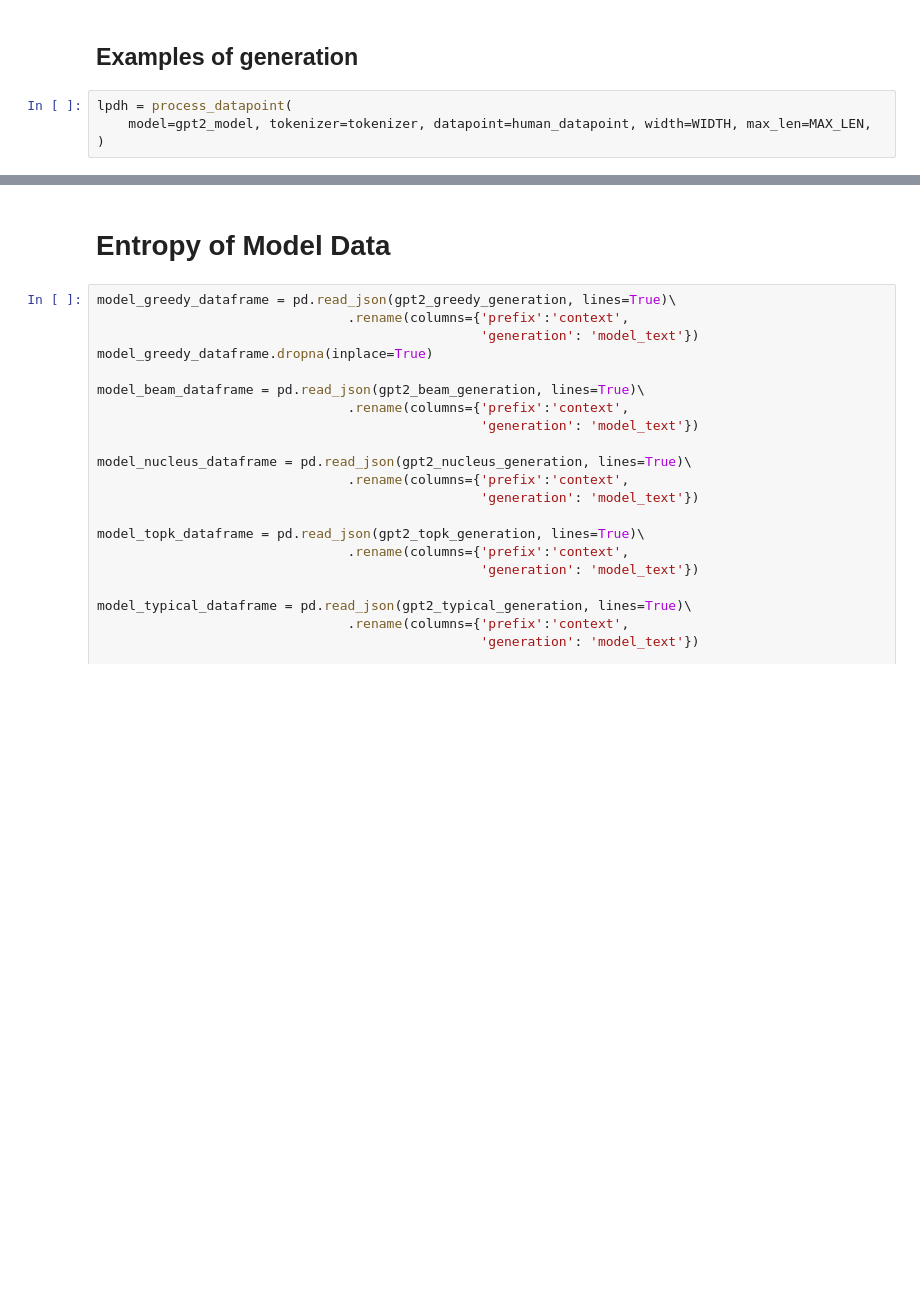
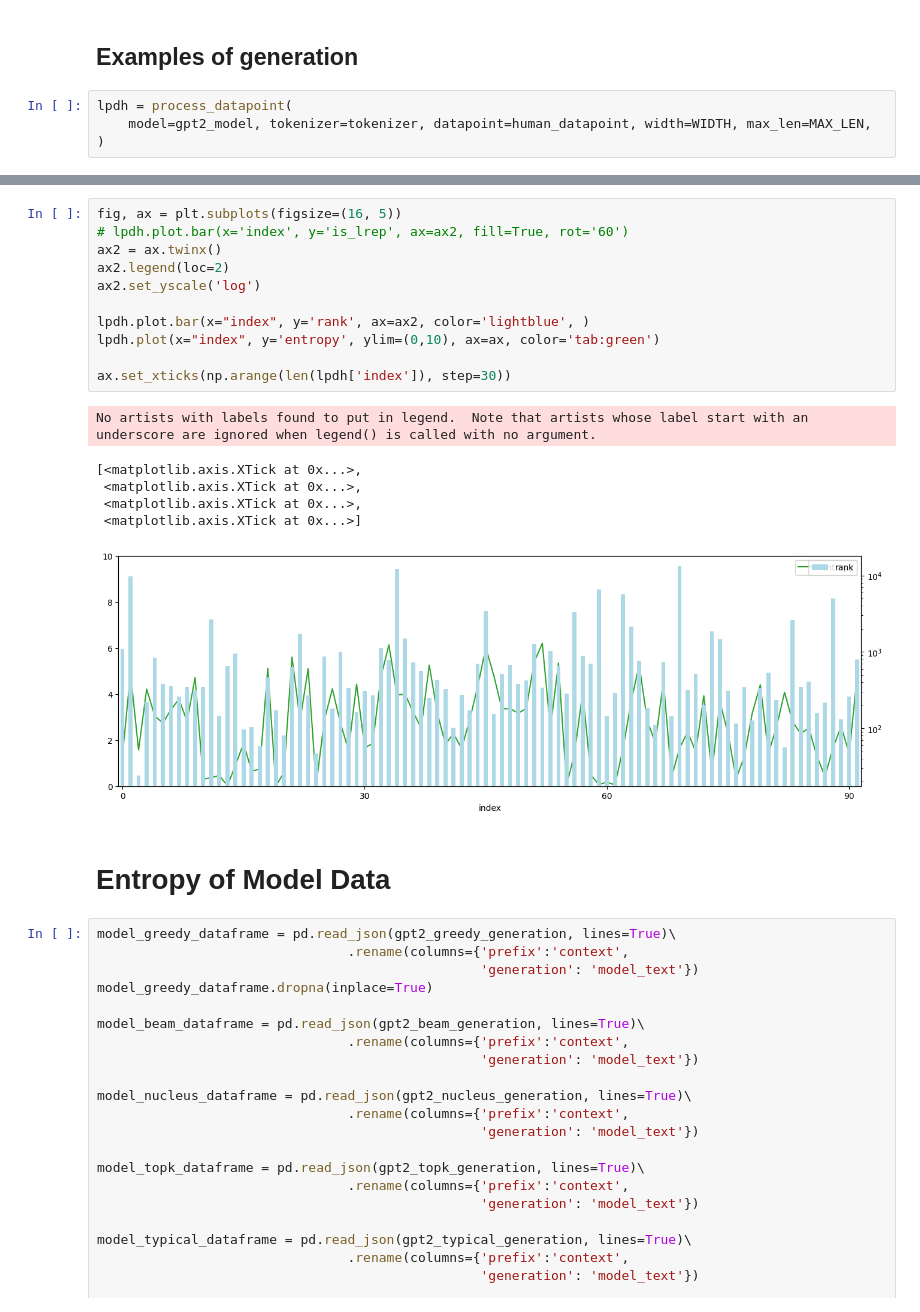
Before and after one commit to kushalarora/stable_entropy_hypothesis, a Jupyter notebook: text_completion/wiki/gpt2_wiki_prompt.ipynb, the cells around one changed output, grey strips where cells are left out. Saved outputs shown, nothing was run; the diff lists cells and outputs as text; blank space fills up the shorter version.

```diff
--- a/text_completion/wiki/gpt2_wiki_prompt.ipynb
+++ b/text_completion/wiki/gpt2_wiki_prompt.ipynb
@@ -208,3 +206,21 @@ No artists with labels found to put in legend.  Note that artists whose label st
+# %%
+fig, ax = plt.subplots(figsize=(16, 5))
+# lpdh.plot.bar(x='index', y='is_lrep', ax=ax2, fill=True, rot='60')
+ax2 = ax.twinx()
+ax2.legend(loc=2)
+ax2.set_yscale('log')
+
+lpdh.plot.bar(x="index", y='rank', ax=ax2, color='lightblue', )
+lpdh.plot(x="index", y='entropy', ylim=(0,10), ax=ax, color='tab:green')
+
+ax.set_xticks(np.arange(len(lpdh['index']), step=30))
+# %% [output]
+No artists with labels found to put in legend.  Note that artists whose label start with an underscore are ignored when legend() is called with no argument.
+[<matplotlib.axis.XTick at 0x...>,
+ <matplotlib.axis.XTick at 0x...>,
+ <matplotlib.axis.XTick at 0x...>,
+ <matplotlib.axis.XTick at 0x...>]
+[figure, added]
 # %% [markdown]
 # Entropy of Model Data
 # %%
```
Also changed, not shown: parts of 8 cells of this notebook.
